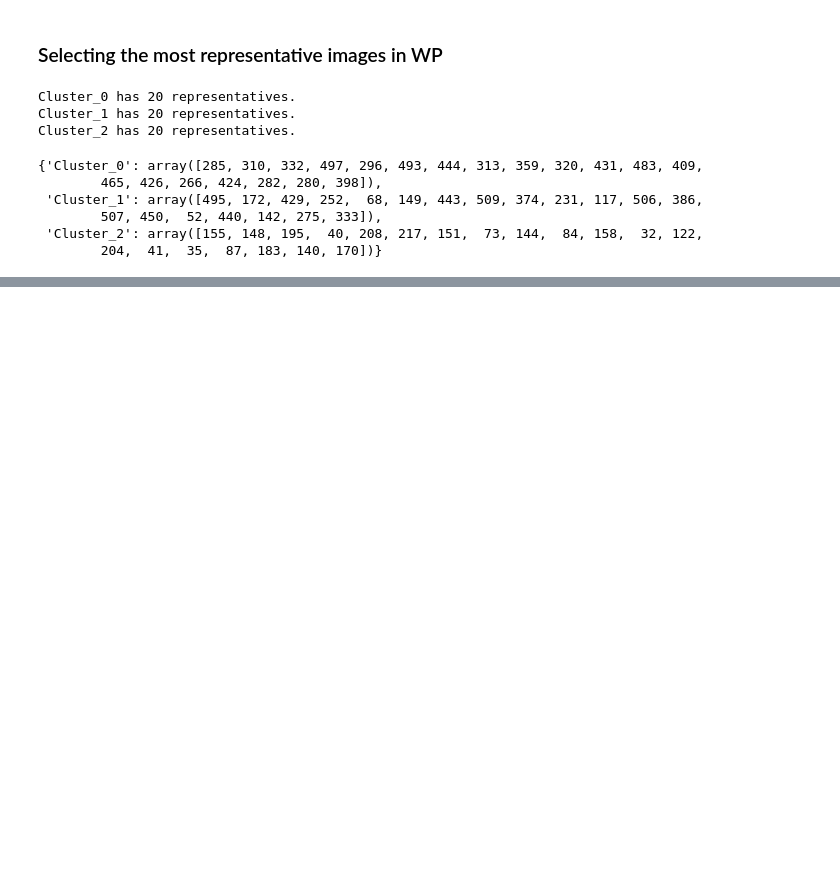
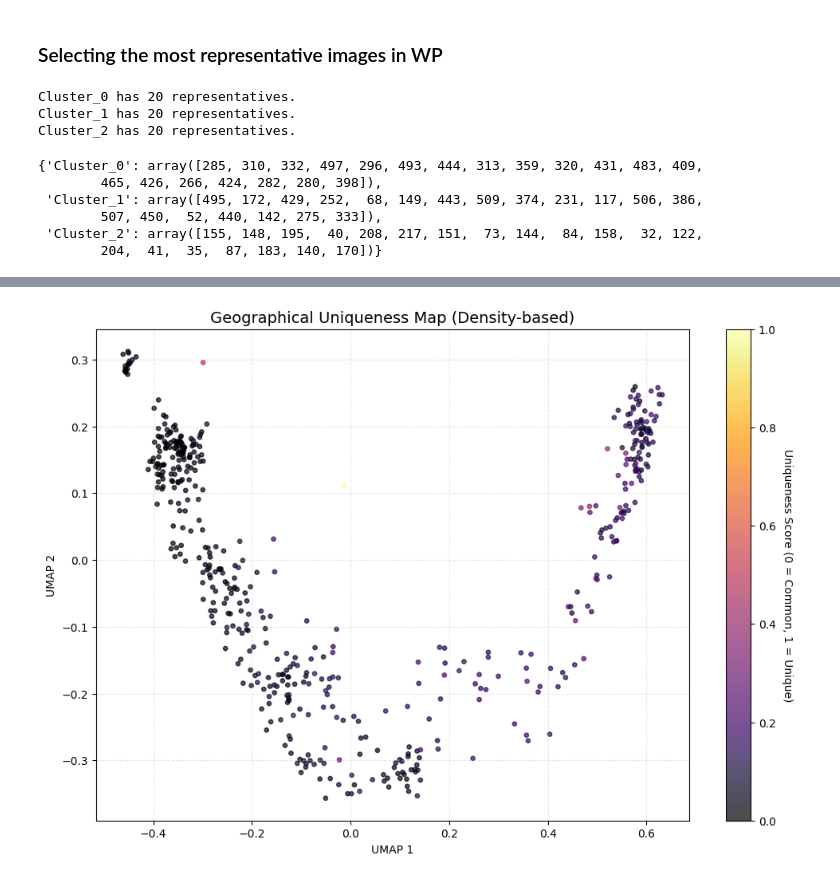
Before and after one commit to emanuel-gf/Dugongs_IRISA-MARBEC-LIRMM, a Jupyter notebook: chapter1_exploring/presentation/presen23-03.ipynb, the cells around one changed output, grey strips where cells are left out. Cells and saved outputs as stored; diff of their text form; code cells hidden in the pictures; blank space fills up the shorter version.

```diff
--- a/chapter1_exploring/presentation/presen23-03.ipynb
+++ b/chapter1_exploring/presentation/presen23-03.ipynb
@@ -278,0 +395,40 @@ results
+# %%
+arr_uniq = compute_manual_uniqueness(norm_gam_emb,
+                                     k=3)
+# %%
+def plot_uniqueness_landscape(coords_2d, uniqueness_scores):
+    plt.figure(figsize=(12, 8))
+
+    # Create the scatter plot where color (c) is determined by the score
+    # 'inferno' or 'magma' are great colormaps for highlighting "hot" outliers
+    scatter = plt.scatter(
+        coords_2d[:, 0],
+        coords_2d[:, 1],
+        c=uniqueness_scores,
+        cmap='inferno',
+        s=15,
+        alpha=0.7
+    )
+
+    # Add a colorbar to explain the scale
+    cbar = plt.colorbar(scatter)
+    cbar.set_label('Uniqueness Score (0 = Common, 1 = Unique)', rotation=270, labelpad=15)
+
+    plt.title("Geographical Uniqueness Map (Density-based)", fontsize=14)
+    plt.xlabel("UMAP 1")
+    plt.ylabel("UMAP 2")
+    plt.grid(True, linestyle='--', alpha=0.3)
+    plt.show()
+
+## pca_2d
+pca_2d = PCA(n_components=2)
+coords_2d = pca_2d.fit_transform(norm_gam_emb)
+
+## using UMAP norm_gam_emb
+# reducer = umap.UMAP(n_neighbors=30, min_dist=0.1, metric='cosine', random_state=42)
+# coords_2d = reducer.fit_transform(embeddings)
+#
+plot_uniqueness_landscape(coords_2d,
+                          arr_uniq)
+# %% [output]
+[figure, added]
```
Also changed, not shown: parts of 14 cells of this notebook, 2 other files.
